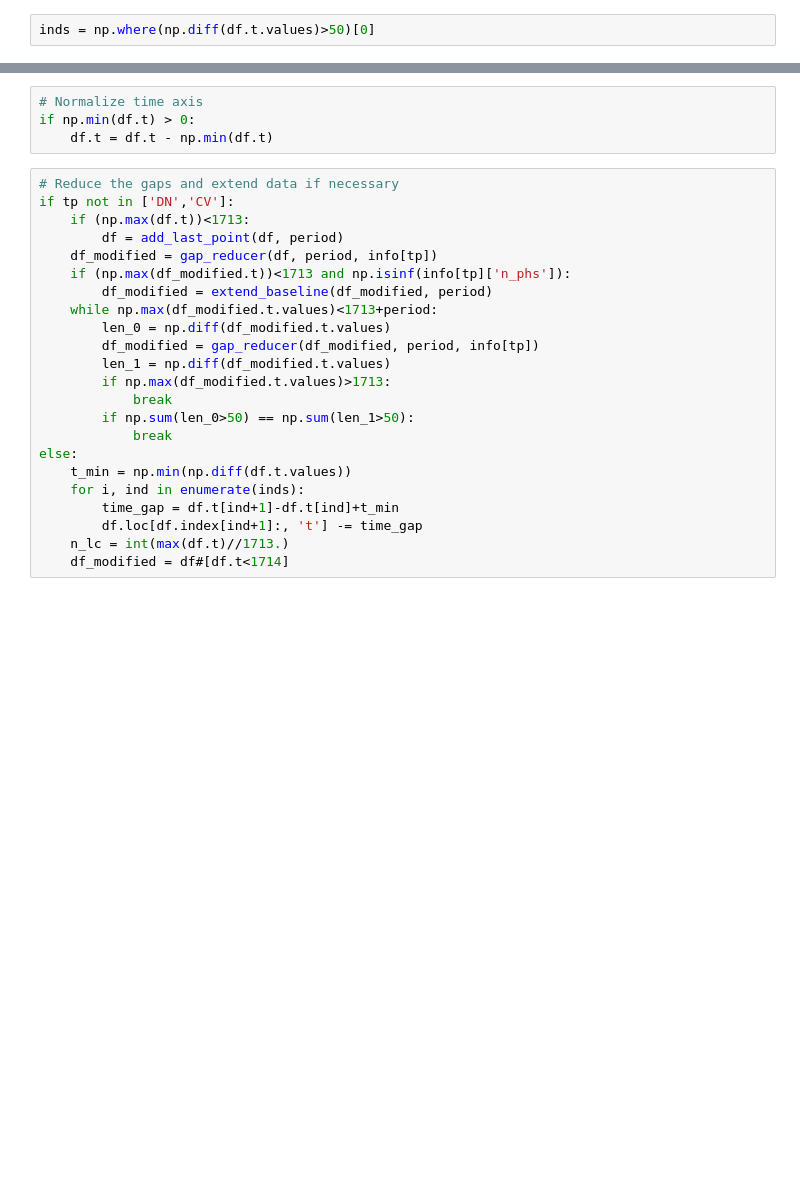
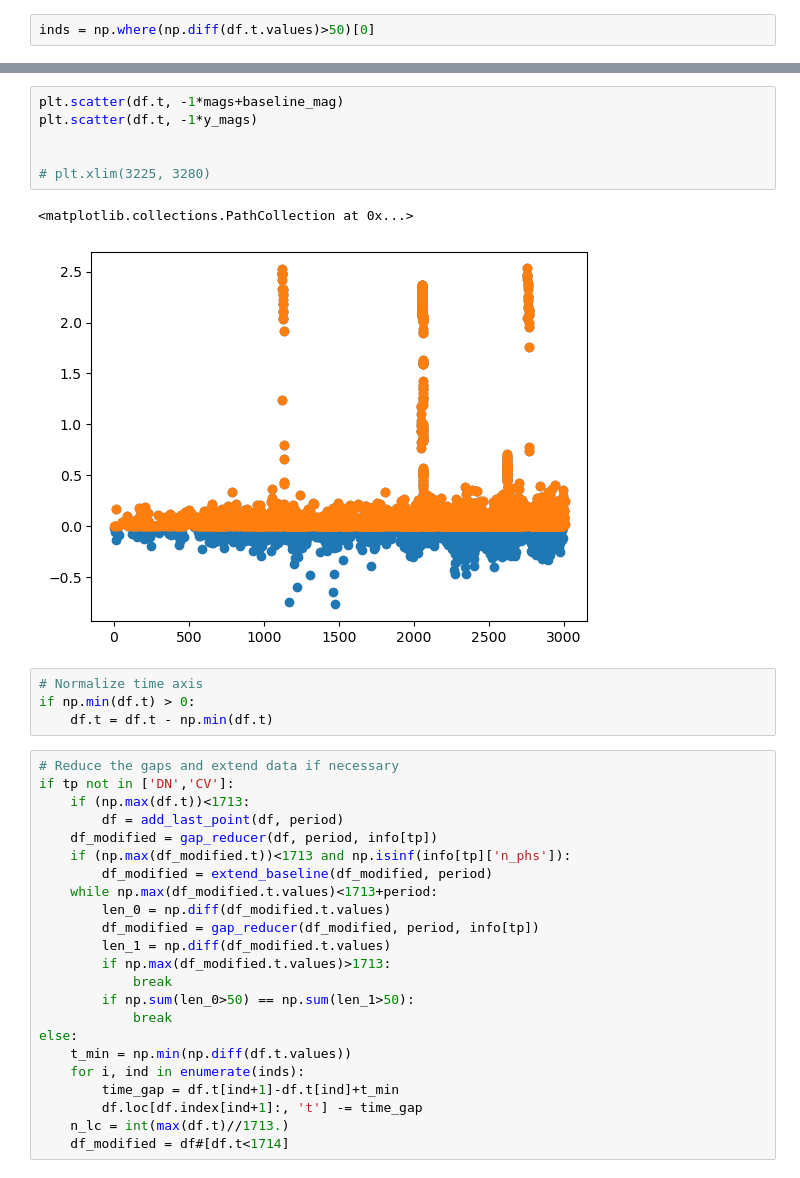
Before and after one commit to Somayeh91/Roman_lc_gen, a Jupyter notebook: example_OGLE_to_Roman_time_sampling.ipynb, the cells around one changed output, grey strips where cells are left out. Saved outputs shown, nothing was run; the diff lists cells and outputs as text; blank space fills up the shorter version.

```diff
--- a/example_OGLE_to_Roman_time_sampling.ipynb
+++ b/example_OGLE_to_Roman_time_sampling.ipynb
@@ -102,3 +112,12 @@ plt.scatter(df.t, -1*df.m)
+# %%
+plt.scatter(df.t, -1*mags+baseline_mag)
+plt.scatter(df.t, -1*y_mags)
+
+
+# plt.xlim(3225, 3280)
+# %% [output]
+<matplotlib.collections.PathCollection at 0x...>
+[figure, added]
 # %%
 # Normalize time axis
 if np.min(df.t) > 0:
```
Also changed, not shown: parts of 29 cells of this notebook, 9 other files.
